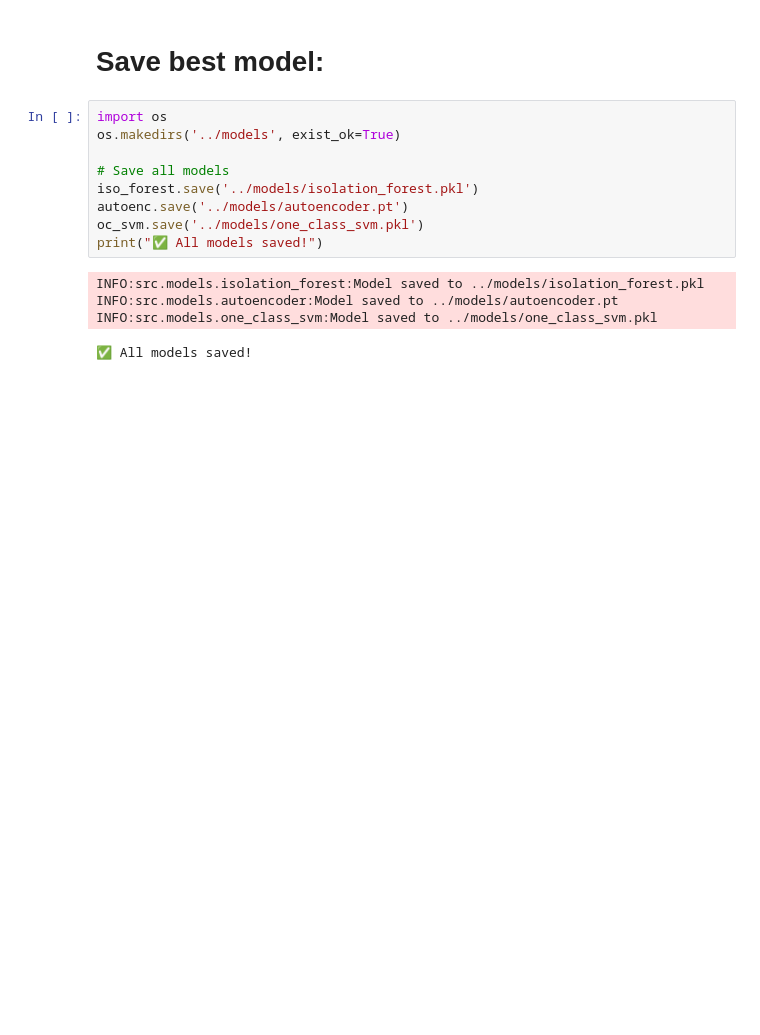
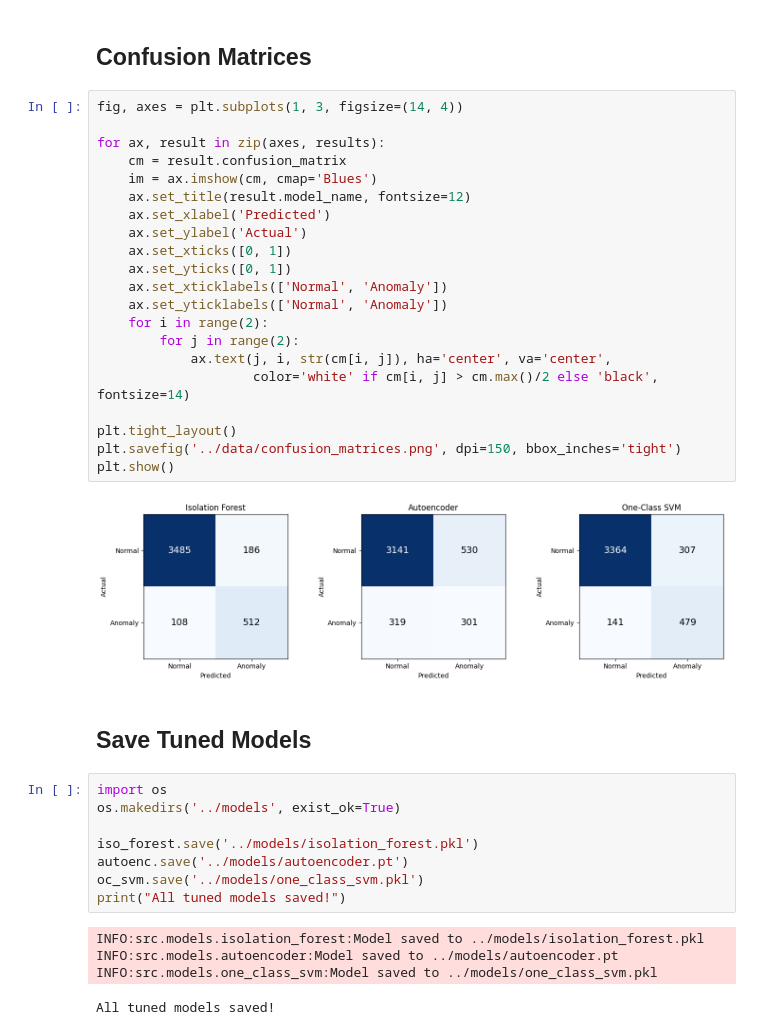
Before and after one commit to Anjanamb/sensor-anomaly-detection, a Jupyter notebook: notebooks/03_model_comparison.ipynb, the cells around one changed output. Drawn from its saved outputs; the diff is of its cells as text; blank space fills up the shorter version.

```diff
--- a/notebooks/03_model_comparison.ipynb
+++ b/notebooks/03_model_comparison.ipynb
@@ -157,16 +236,40 @@ plt.show()
+# %% [markdown]
+## Confusion Matrices
+# %%
+fig, axes = plt.subplots(1, 3, figsize=(14, 4))
+
+for ax, result in zip(axes, results):
+    cm = result.confusion_matrix
+    im = ax.imshow(cm, cmap='Blues')
+    ax.set_title(result.model_name, fontsize=12)
+    ax.set_xlabel('Predicted')
+    ax.set_ylabel('Actual')
+    ax.set_xticks([0, 1])
+    ax.set_yticks([0, 1])
+    ax.set_xticklabels(['Normal', 'Anomaly'])
+    ax.set_yticklabels(['Normal', 'Anomaly'])
+    for i in range(2):
+        for j in range(2):
+            ax.text(j, i, str(cm[i, j]), ha='center', va='center',
+                    color='white' if cm[i, j] > cm.max()/2 else 'black', fontsize=14)
+
+plt.tight_layout()
+plt.savefig('../data/confusion_matrices.png', dpi=150, bbox_inches='tight')
+plt.show()
+# %% [output]
+[figure, added]
 # %% [markdown]
-# Save best model:
+## Save Tuned Models
 # %%
 import os
 os.makedirs('../models', exist_ok=True)
 
-# Save all models
 iso_forest.save('../models/isolation_forest.pkl')
 autoenc.save('../models/autoencoder.pt')
 oc_svm.save('../models/one_class_svm.pkl')
-print("✅ All models saved!")
+print("All tuned models saved!")
 # %% [output]
 INFO:src.models.isolation_forest:Model saved to ../models/isolation_forest.pkl
 INFO:src.models.autoencoder:Model saved to ../models/autoencoder.pt
 INFO:src.models.one_class_svm:Model saved to ../models/one_class_svm.pkl
-✅ All models saved!
+All tuned models saved!
```
Also changed, not shown: parts of 23 cells of this notebook.
